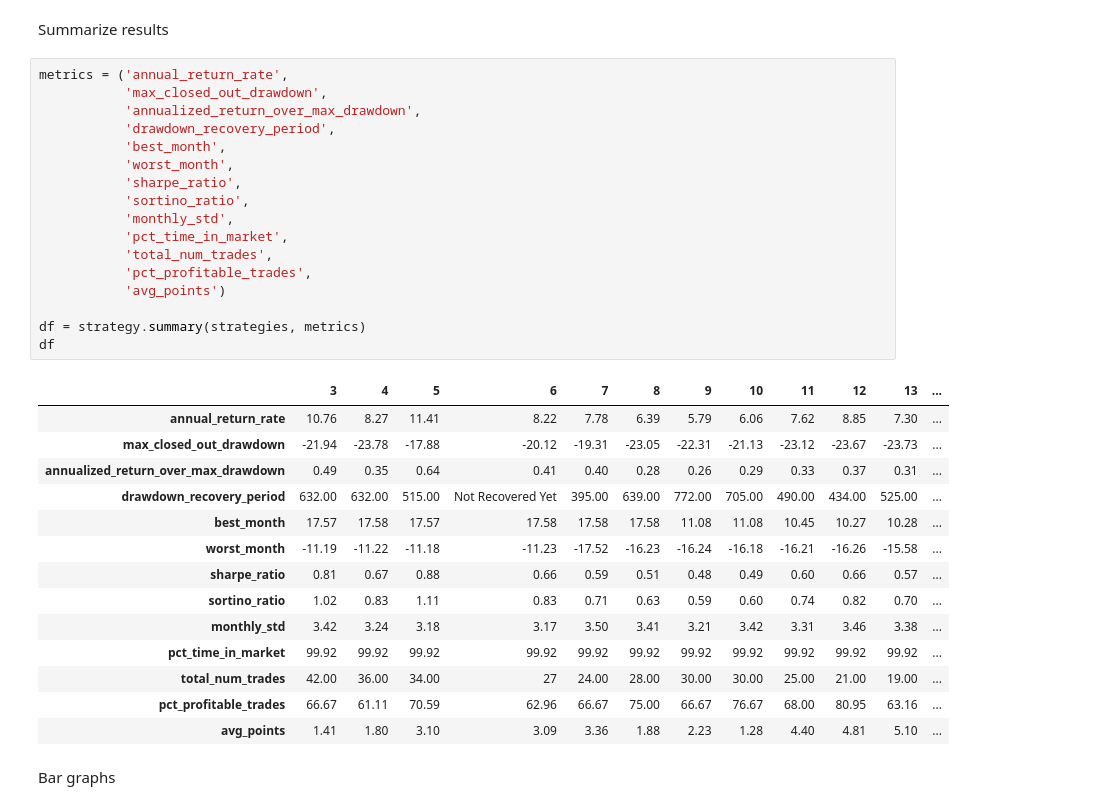
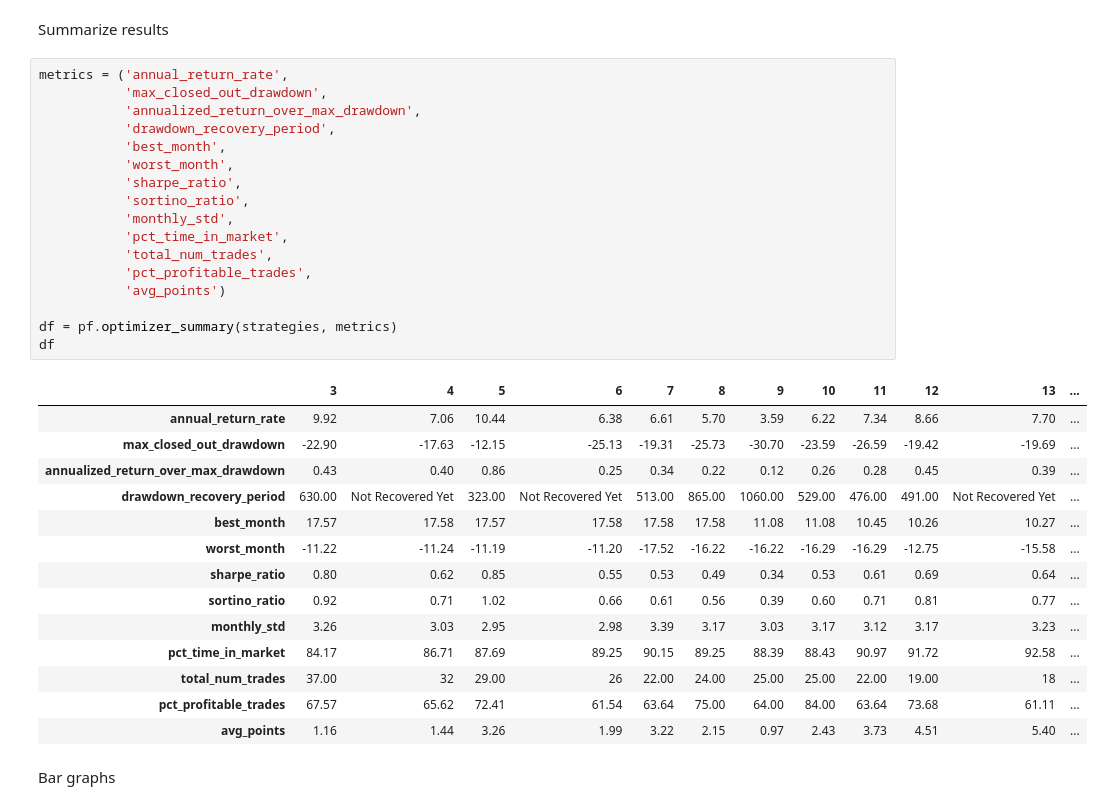
Before and after one commit to fja05680/pinkfish, a Jupyter notebook: examples/200.momentum-gem-portfolio/optimize.ipynb, the cells around one changed output. Cells and saved outputs as stored; diff of their text form.

```diff
--- a/examples/200.momentum-gem-portfolio/optimize.ipynb
+++ b/examples/200.momentum-gem-portfolio/optimize.ipynb
@@ -87,35 +87,35 @@ Summarize results
 # %%
 metrics = ('annual_return_rate',
            'max_closed_out_drawdown',
            'annualized_return_over_max_drawdown',
            'drawdown_recovery_period',
            'best_month',
            'worst_month',
            'sharpe_ratio',
            'sortino_ratio',
            'monthly_std',
            'pct_time_in_market',
            'total_num_trades',
            'pct_profitable_trades',
            'avg_points')
 
-df = strategy.summary(strategies, metrics)
+df = pf.optimizer_summary(strategies, metrics)
 df
 # %% [output]
 |  | 3 | 4 | 5 | 6 | 7 | 8 | 9 | 10 | 11 | 12 | 13 | ... |
-| annual_return_rate | 10.76 | 8.27 | 11.41 | 8.22 | 7.78 | 6.39 | 5.79 | 6.06 | 7.62 | 8.85 | 7.30 | ... |
-| max_closed_out_drawdown | -21.94 | -23.78 | -17.88 | -20.12 | -19.31 | -23.05 | -22.31 | -21.13 | -23.12 | -23.67 | -23.73 | ... |
-| annualized_return_over_max_drawdown | 0.49 | 0.35 | 0.64 | 0.41 | 0.40 | 0.28 | 0.26 | 0.29 | 0.33 | 0.37 | 0.31 | ... |
-| drawdown_recovery_period | 632.00 | 632.00 | 515.00 | Not Recovered Yet | 395.00 | 639.00 | 772.00 | 705.00 | 490.00 | 434.00 | 525.00 | ... |
-| best_month | 17.57 | 17.58 | 17.57 | 17.58 | 17.58 | 17.58 | 11.08 | 11.08 | 10.45 | 10.27 | 10.28 | ... |
-| worst_month | -11.19 | -11.22 | -11.18 | -11.23 | -17.52 | -16.23 | -16.24 | -16.18 | -16.21 | -16.26 | -15.58 | ... |
-| sharpe_ratio | 0.81 | 0.67 | 0.88 | 0.66 | 0.59 | 0.51 | 0.48 | 0.49 | 0.60 | 0.66 | 0.57 | ... |
-| sortino_ratio | 1.02 | 0.83 | 1.11 | 0.83 | 0.71 | 0.63 | 0.59 | 0.60 | 0.74 | 0.82 | 0.70 | ... |
-| monthly_std | 3.42 | 3.24 | 3.18 | 3.17 | 3.50 | 3.41 | 3.21 | 3.42 | 3.31 | 3.46 | 3.38 | ... |
-| pct_time_in_market | 99.92 | 99.92 | 99.92 | 99.92 | 99.92 | 99.92 | 99.92 | 99.92 | 99.92 | 99.92 | 99.92 | ... |
-| total_num_trades | 42.00 | 36.00 | 34.00 | 27 | 24.00 | 28.00 | 30.00 | 30.00 | 25.00 | 21.00 | 19.00 | ... |
-| pct_profitable_trades | 66.67 | 61.11 | 70.59 | 62.96 | 66.67 | 75.00 | 66.67 | 76.67 | 68.00 | 80.95 | 63.16 | ... |
-| avg_points | 1.41 | 1.80 | 3.10 | 3.09 | 3.36 | 1.88 | 2.23 | 1.28 | 4.40 | 4.81 | 5.10 | ... |
+| annual_return_rate | 9.92 | 7.06 | 10.44 | 6.38 | 6.61 | 5.70 | 3.59 | 6.22 | 7.34 | 8.66 | 7.70 | ... |
+| max_closed_out_drawdown | -22.90 | -17.63 | -12.15 | -25.13 | -19.31 | -25.73 | -30.70 | -23.59 | -26.59 | -19.42 | -19.69 | ... |
+| annualized_return_over_max_drawdown | 0.43 | 0.40 | 0.86 | 0.25 | 0.34 | 0.22 | 0.12 | 0.26 | 0.28 | 0.45 | 0.39 | ... |
+| drawdown_recovery_period | 630.00 | Not Recovered Yet | 323.00 | Not Recovered Yet | 513.00 | 865.00 | 1060.00 | 529.00 | 476.00 | 491.00 | Not Recovered Yet | ... |
+| best_month | 17.57 | 17.58 | 17.57 | 17.58 | 17.58 | 17.58 | 11.08 | 11.08 | 10.45 | 10.26 | 10.27 | ... |
+| worst_month | -11.22 | -11.24 | -11.19 | -11.20 | -17.52 | -16.22 | -16.22 | -16.29 | -16.29 | -12.75 | -15.58 | ... |
+| sharpe_ratio | 0.80 | 0.62 | 0.85 | 0.55 | 0.53 | 0.49 | 0.34 | 0.53 | 0.61 | 0.69 | 0.64 | ... |
+| sortino_ratio | 0.92 | 0.71 | 1.02 | 0.66 | 0.61 | 0.56 | 0.39 | 0.60 | 0.71 | 0.81 | 0.77 | ... |
+| monthly_std | 3.26 | 3.03 | 2.95 | 2.98 | 3.39 | 3.17 | 3.03 | 3.17 | 3.12 | 3.17 | 3.23 | ... |
+| pct_time_in_market | 84.17 | 86.71 | 87.69 | 89.25 | 90.15 | 89.25 | 88.39 | 88.43 | 90.97 | 91.72 | 92.58 | ... |
+| total_num_trades | 37.00 | 32 | 29.00 | 26 | 22.00 | 24.00 | 25.00 | 25.00 | 22.00 | 19.00 | 18 | ... |
+| pct_profitable_trades | 67.57 | 65.62 | 72.41 | 61.54 | 63.64 | 75.00 | 64.00 | 84.00 | 63.64 | 73.68 | 61.11 | ... |
+| avg_points | 1.16 | 1.44 | 3.26 | 1.99 | 3.22 | 2.15 | 0.97 | 2.43 | 3.73 | 4.51 | 5.40 | ... |
 # %% [markdown]
 Bar graphs
 # %%
```
Also changed, not shown: parts of 3 cells of this notebook, 22 other files.
